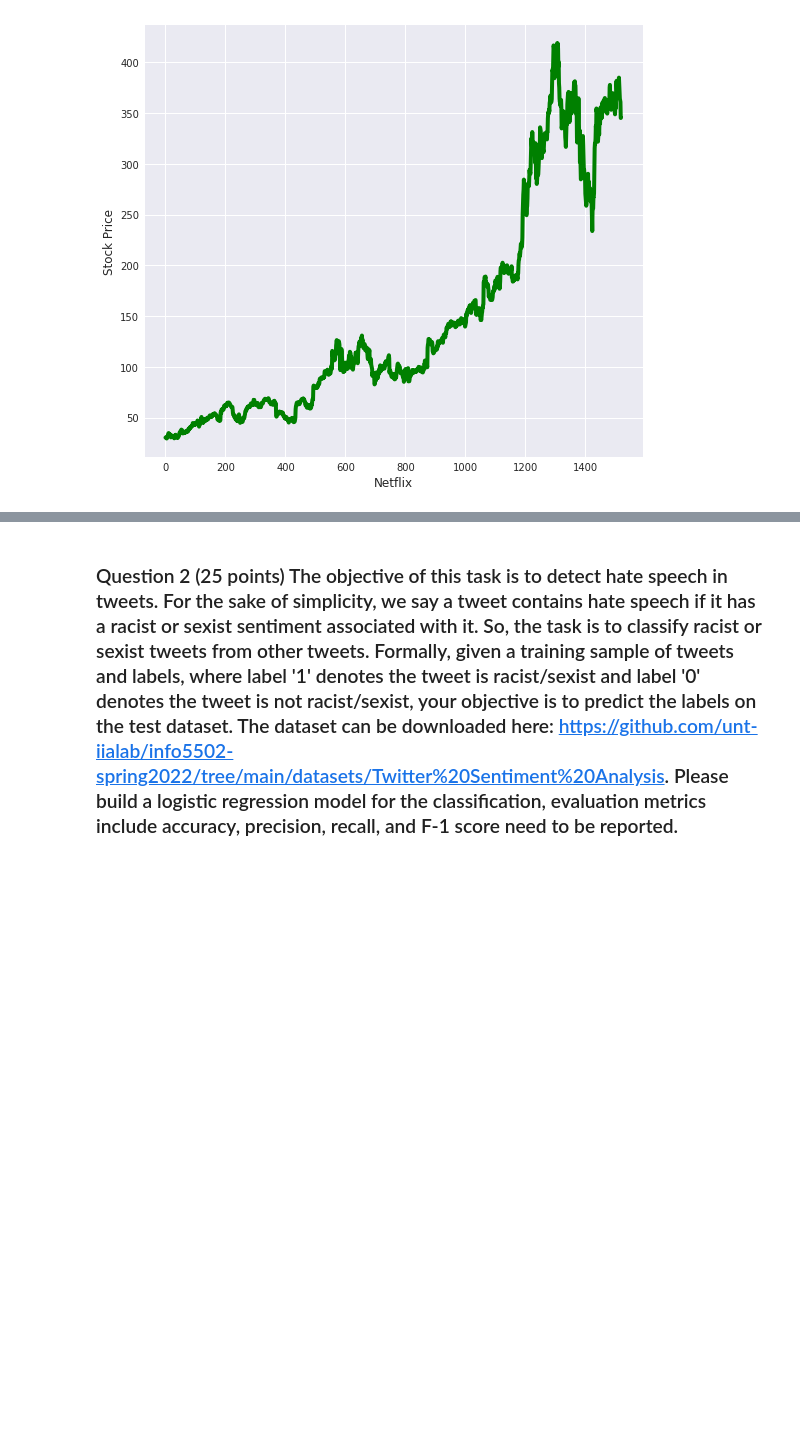
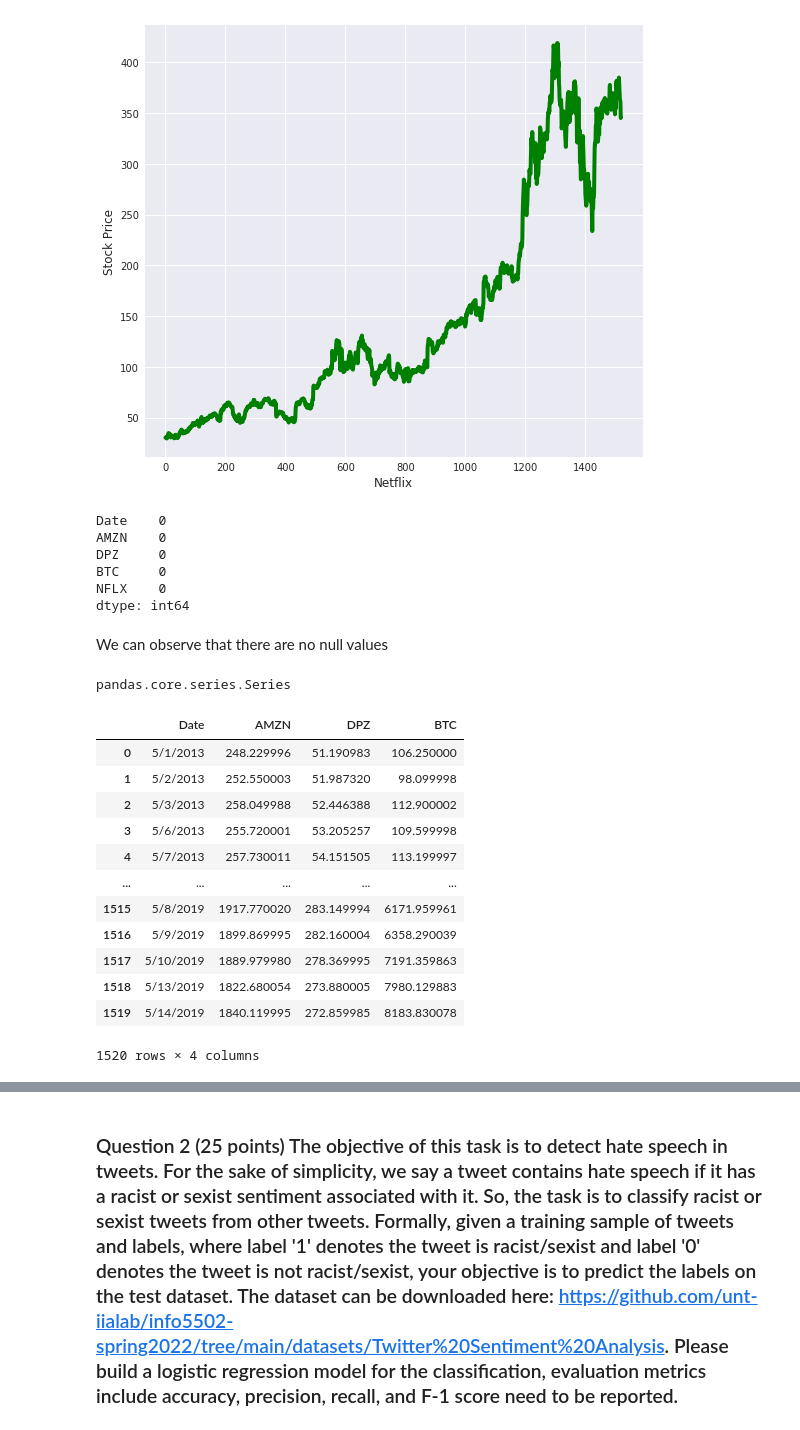
Before and after one commit to nishanth0233/INFO-5502, a Jupyter notebook: lab_assignment_07.ipynb, the cells around one changed output, grey strips where cells are left out. Cells and saved outputs as stored; diff of their text form; code cells hidden in the pictures; blank space fills up the shorter version.

```diff
--- a/lab_assignment_07.ipynb
+++ b/lab_assignment_07.ipynb
@@ -49,3 +49,40 @@ plt.xlabel("Netflix")
 plt.show()
 # %% [output]
 [figure]
+# %%
+#null values check
+Portfolio.isnull().sum()
+# %% [output]
+Date    0
+AMZN    0
+DPZ     0
+BTC     0
+NFLX    0
+dtype: int64
+# %% [markdown]
+We can observe that there are no null values
+# %%
+#performing regression to predict the stock value of Netflix
+
+type(Portfolio['NFLX'])
+# %% [output]
+pandas.core.series.Series
+# %%
+# except NFLX we will relate the remaining data
+# a will be the data except Netflix
+a = Portfolio.iloc[:,[0,1,2,3]]
+a
+# %% [output]
+|  | Date | AMZN | DPZ | BTC |
+| 0 | 5/1/2013 | 248.229996 | 51.190983 | 106.250000 |
+| 1 | 5/2/2013 | 252.550003 | 51.987320 | 98.099998 |
+| 2 | 5/3/2013 | 258.049988 | 52.446388 | 112.900002 |
+| 3 | 5/6/2013 | 255.720001 | 53.205257 | 109.599998 |
+| 4 | 5/7/2013 | 257.730011 | 54.151505 | 113.199997 |
+| ... | ... | ... | ... | ... |
+| 1515 | 5/8/2019 | 1917.770020 | 283.149994 | 6171.959961 |
+| 1516 | 5/9/2019 | 1899.869995 | 282.160004 | 6358.290039 |
+| 1517 | 5/10/2019 | 1889.979980 | 278.369995 | 7191.359863 |
+| 1518 | 5/13/2019 | 1822.680054 | 273.880005 | 7980.129883 |
+| 1519 | 5/14/2019 | 1840.119995 | 272.859985 | 8183.830078 |
+1520 rows × 4 columns
```
Also changed, not shown: parts of 1 cell of this notebook.
